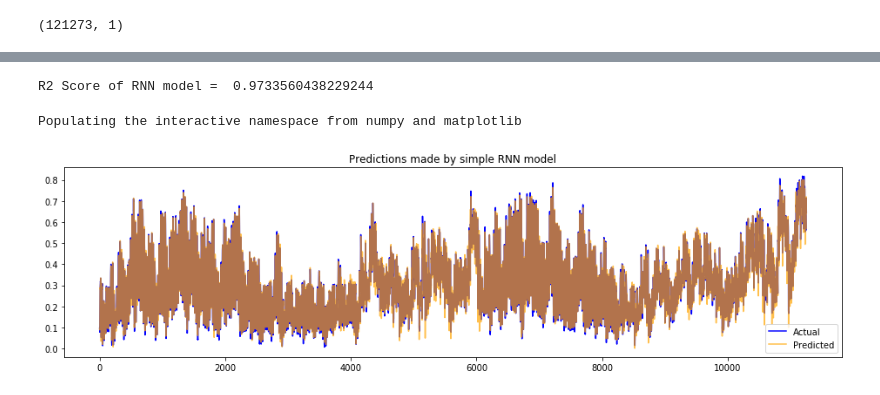
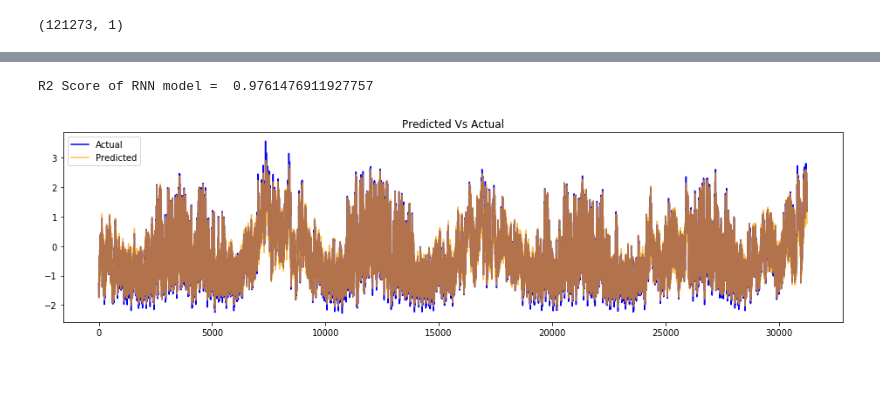
Before and after one commit to Stepess/neural_network, a Jupyter notebook: neural_networks.ipynb, the cells around one changed output, grey strips where cells are left out. Saved outputs shown, nothing was run; the diff lists cells and outputs as text; code cells hidden in the pictures.

Commit message:
add plots

```diff
--- a/neural_networks.ipynb
+++ b/neural_networks.ipynb
@@ -352,10 +358,10 @@ def load_data(stock, seq_len):
     return [X_train, y_train, X_test, y_test]
 # %%
 seq_len = 20
-X_train, y_train, X_test, y_test = load_data(df, seq_len)
+x_train, y_train, x_test, y_test = prepare_data(df, seq_len, 90000)
 
-print('X_train.shape = ',X_train.shape)
-print('y_train.shape = ', y_train.shape)
-print('X_test.shape = ', X_test.shape)
-print('y_test.shape = ',y_test.shape)
+print('x train shape = ',x_train.shape)
+print('y train shape = ', y_train.shape)
+print('x test shape = ', x_test.shape)
+print('y test shape = ',y_test.shape)
 # %% [output]
@@ -368,7 +374,7 @@ from keras.layers import Dense,Dropout,SimpleRNN
 
 rnn_model = Sequential()
 
-rnn_model.add(SimpleRNN(40,activation="tanh",return_sequences=True, input_shape=(X_train.shape[1],1)))
+rnn_model.add(SimpleRNN(40,activation="tanh",return_sequences=True, input_shape=(x_train.shape[1],1)))
 rnn_model.add(Dropout(0.15))
 
 rnn_model.add(SimpleRNN(40,activation="tanh",return_sequences=True))
@@ -407,8 +413,8 @@ rnn_model.compile(
     optimizer=opt,
     loss="MSE")
 
-rnn_model.fit(X_train,y_train,
-          epochs=3,
-          verbose=1,
-          validation_data=(X_test, y_test))
+rnn_history = rnn_model.fit(x_train,y_train,
+                  epochs=3,
+                  verbose=1,
+                  validation_data=(x_test, y_test))
 # %% [output]
@@ -423,27 +432,21 @@ Epoch 3/3
 # %%
-
 from sklearn.metrics import r2_score
 
+rnn_predictions = rnn_model.predict(x_test)
+rnn_score = r2_score(y_test,rnn_predictions)
 
-rnn_predictions = rnn_model.predict(X_test)
-
-rnn_score = r2_score(y_test,rnn_predictions)
 print("R2 Score of RNN model = ",rnn_score)
 # %% [output]
-R2 Score of RNN model =  0.9733560438229244
+R2 Score of RNN model =  0.9761476911927757
 # %%
-
-%pylab inline
-
 def plot_predictions(test, predicted, title):
     plt.figure(figsize=(16,4))
     plt.plot(test, color='blue',label='Actual')
     plt.plot(predicted, alpha=0.7, color='orange',label='Predicted')
     plt.title(title)
     plt.legend()
     plt.show()
 
-plot_predictions(y_test, rnn_predictions, "Predictions made by simple RNN model")
+plot_predictions(y_test, rnn_predictions, "Predicted Vs Actual")
 # %% [output]
-Populating the interactive namespace from numpy and matplotlib
-[figure, old version]
+[figure, new version]
```
Also changed, not shown: parts of 20 cells of this notebook.
